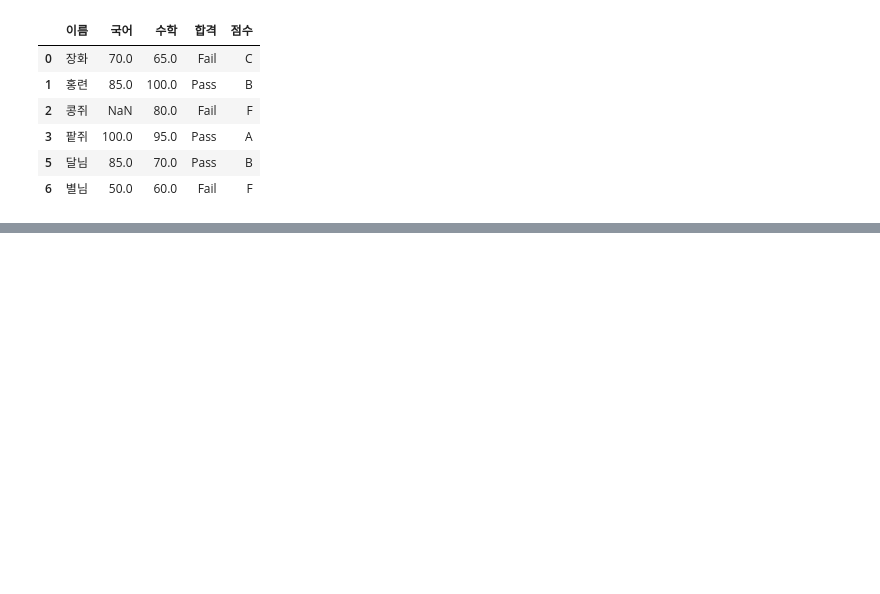
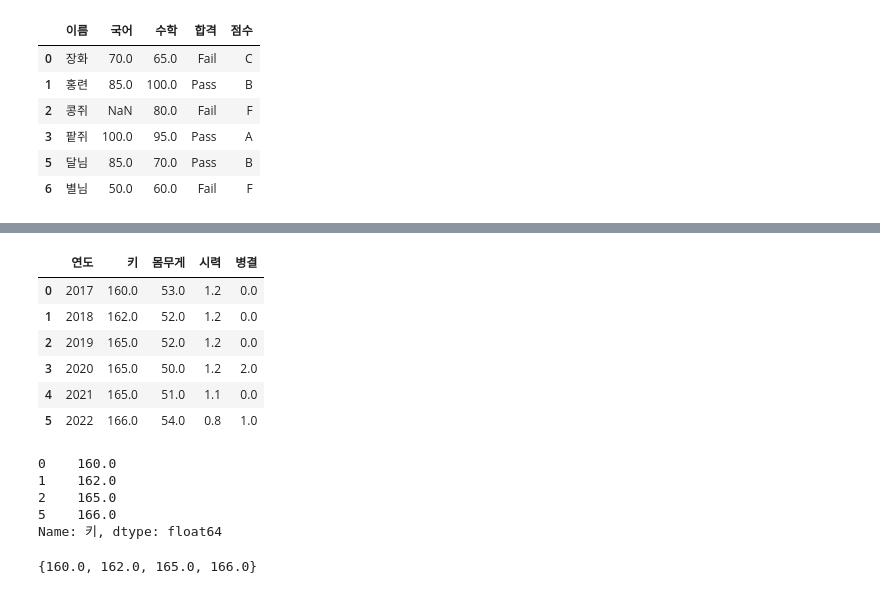
Before and after one commit to DANU011/practice-analysis, a Jupyter notebook: bigdata/bigdata_chap2.ipynb, the cells around one changed output, grey strips where cells are left out. Cells and saved outputs as stored; diff of their text form; code cells hidden in the pictures; blank space fills up the shorter version.

```diff
--- a/bigdata/bigdata_chap2.ipynb
+++ b/bigdata/bigdata_chap2.ipynb
@@ -441,0 +479,24 @@ students.dropna(thresh = 4)
+# %%
+# 결측값 직전값으로 대체
+health.fillna(method = 'pad', inplace = True) # 원본 update
+health
+# %% [output]
+|  | 연도 | 키 | 몸무게 | 시력 | 병결 |
+| 0 | 2017 | 160.0 | 53.0 | 1.2 | 0.0 |
+| 1 | 2018 | 162.0 | 52.0 | 1.2 | 0.0 |
+| 2 | 2019 | 165.0 | 52.0 | 1.2 | 0.0 |
+| 3 | 2020 | 165.0 | 50.0 | 1.2 | 2.0 |
+| 4 | 2021 | 165.0 | 51.0 | 1.1 | 0.0 |
+| 5 | 2022 | 166.0 | 54.0 | 0.8 | 1.0 |
+# %%
+health['키'].drop_duplicates()
+# %% [output]
+0    160.0
+1    162.0
+2    165.0
+5    166.0
+Name: 키, dtype: float64
+# %%
+set(health['키'])
+# %% [output]
+{160.0, 162.0, 165.0, 166.0}
```
Also changed, not shown: parts of 6 cells of this notebook.
